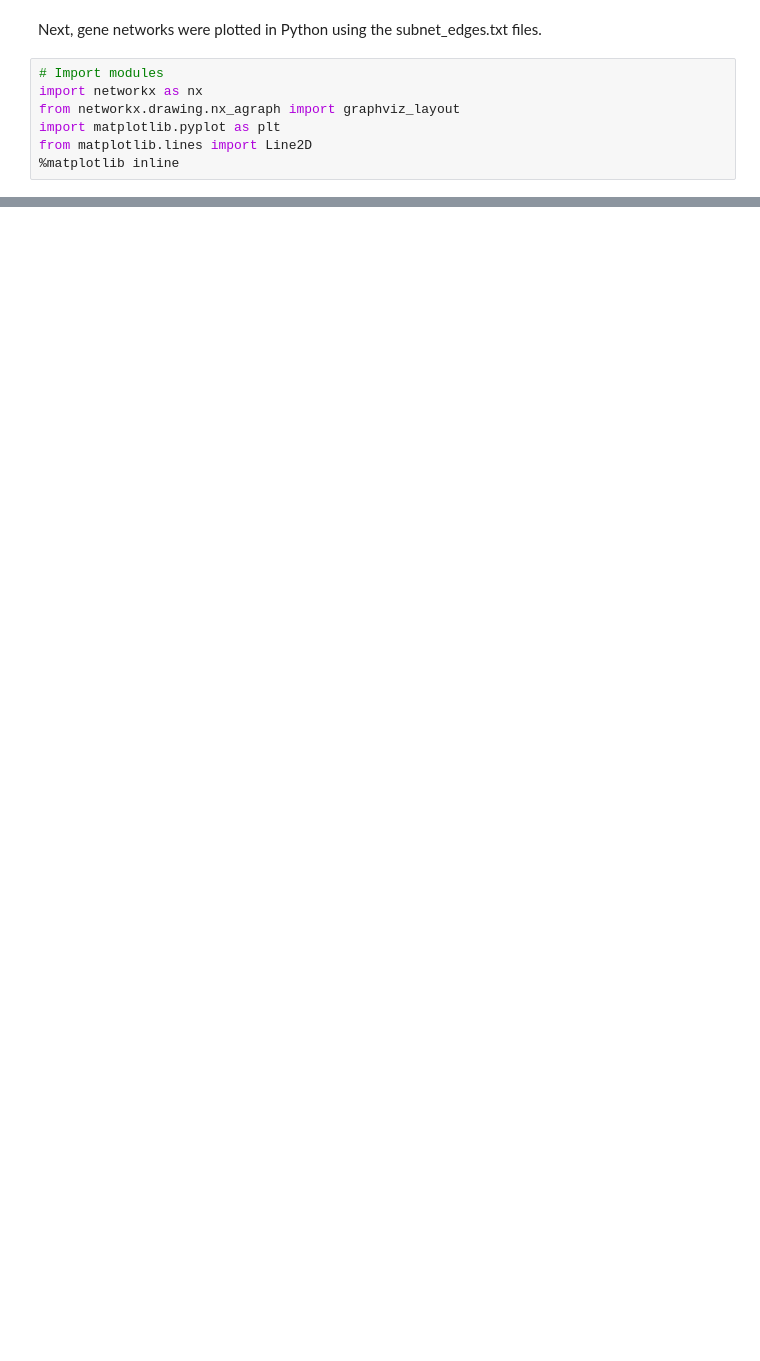
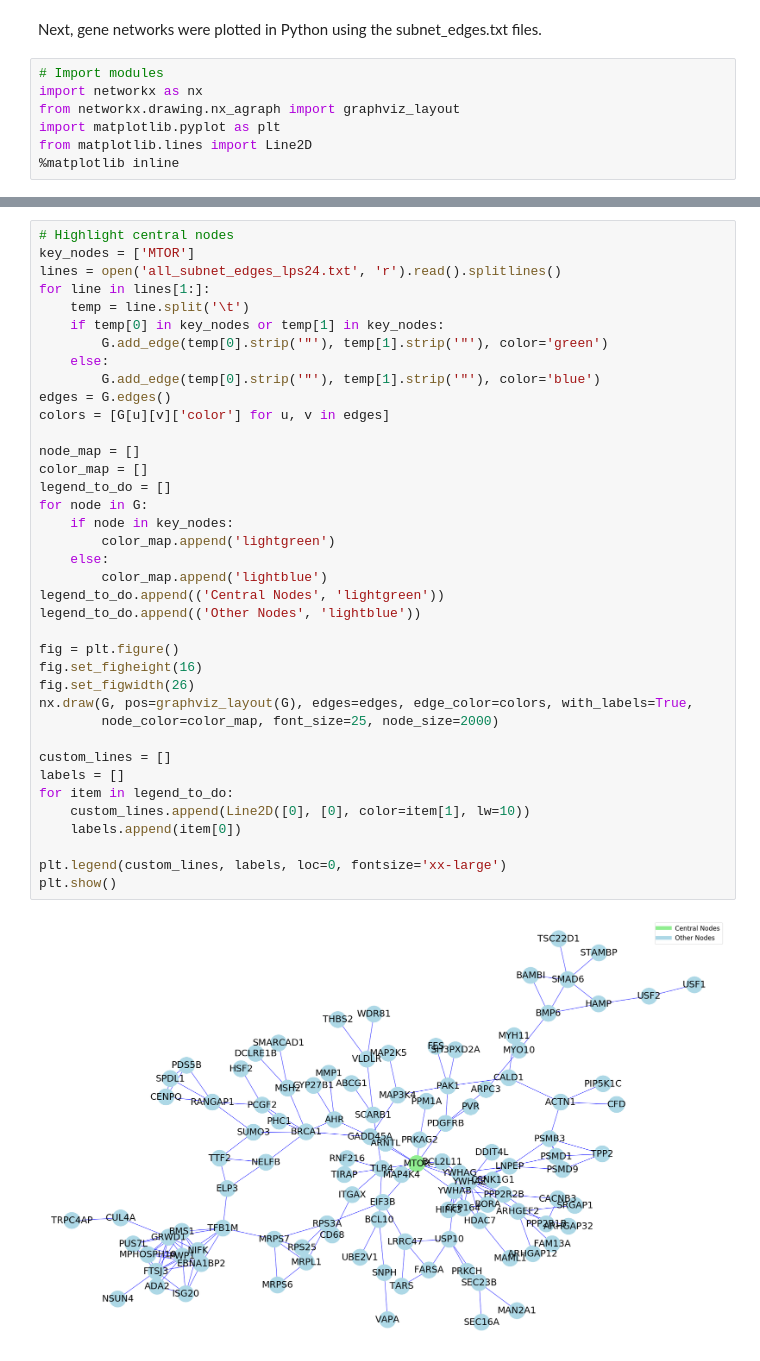
Before and after one commit to blz349/neanderthal_introgression, a Jupyter notebook: extreme_response/fairfax/plot_recomputed_fairfax_networks.ipynb, the cells around one changed output, grey strips where cells are left out. Saved outputs shown, nothing was run; the diff lists cells and outputs as text; blank space fills up the shorter version.

```diff
--- a/extreme_response/fairfax/plot_recomputed_fairfax_networks.ipynb
+++ b/extreme_response/fairfax/plot_recomputed_fairfax_networks.ipynb
@@ -567,0 +296,40 @@ plt.show()
+# %%
+# Highlight central nodes
+key_nodes = ['MTOR']
+lines = open('all_subnet_edges_lps24.txt', 'r').read().splitlines()
+for line in lines[1:]:
+    temp = line.split('\t')
+    if temp[0] in key_nodes or temp[1] in key_nodes:
+        G.add_edge(temp[0].strip('"'), temp[1].strip('"'), color='green')
+    else:
+        G.add_edge(temp[0].strip('"'), temp[1].strip('"'), color='blue')
+edges = G.edges()
+colors = [G[u][v]['color'] for u, v in edges]
+
+node_map = []
+color_map = []
+legend_to_do = []
+for node in G:
+    if node in key_nodes:
+        color_map.append('lightgreen')
+    else:
+        color_map.append('lightblue')
+legend_to_do.append(('Central Nodes', 'lightgreen'))
+legend_to_do.append(('Other Nodes', 'lightblue'))
+
+fig = plt.figure()
+fig.set_figheight(16)
+fig.set_figwidth(26)
+nx.draw(G, pos=graphviz_layout(G), edges=edges, edge_color=colors, with_labels=True,
+        node_color=color_map, font_size=25, node_size=2000)
+
+custom_lines = []
+labels = []
+for item in legend_to_do:
+    custom_lines.append(Line2D([0], [0], color=item[1], lw=10))
+    labels.append(item[0])
+
+plt.legend(custom_lines, labels, loc=0, fontsize='xx-large')
+plt.show()
+# %% [output]
+[figure, added]
```
Also changed, not shown: parts of 43 cells of this notebook.
